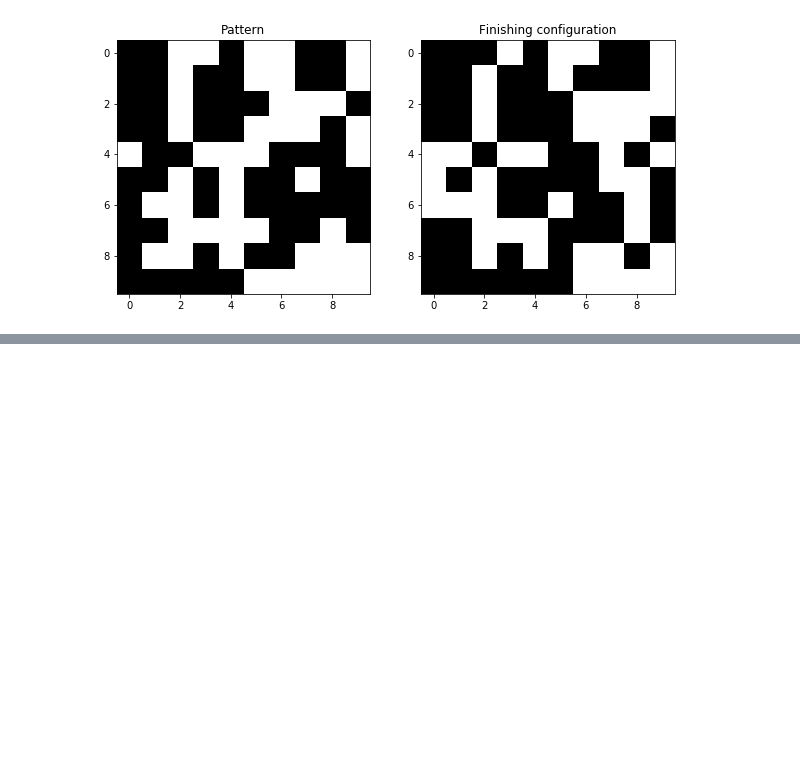
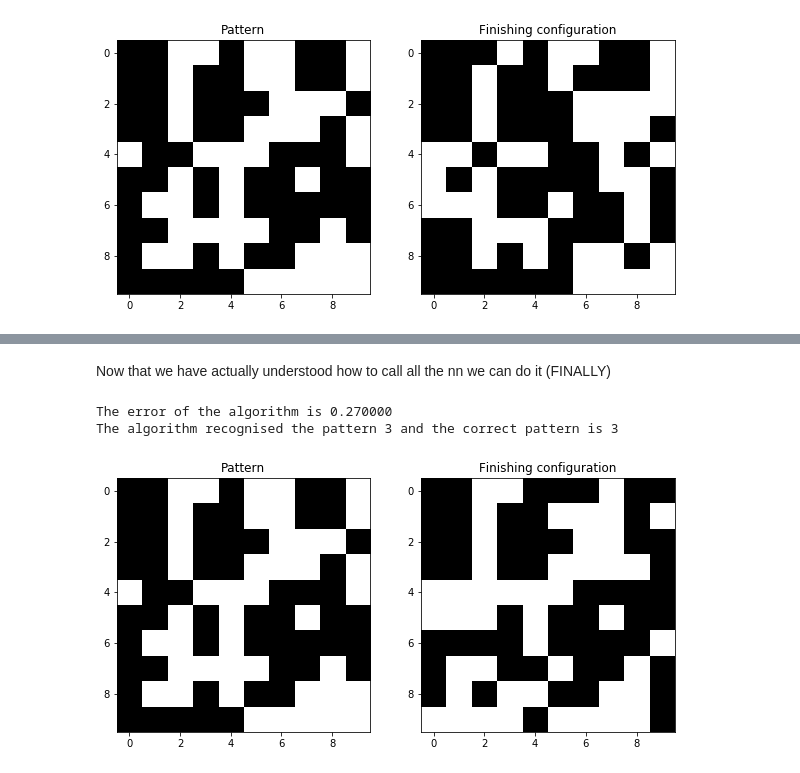
Before and after one commit to mballarin97/Hopfield-project, a Jupyter notebook: Montecarlo.ipynb, the cells around one changed output, grey strips where cells are left out. Drawn from its saved outputs; the diff is of its cells as text; code cells hidden in the pictures; blank space fills up the shorter version.

Commit message:
Not mean field montecarlo implemented

```diff
--- a/Montecarlo.ipynb
+++ b/Montecarlo.ipynb
@@ -172,0 +195,21 @@ error_im(xi[4],sys)
+# %%
+k = 10
+r = 2
+a = np.zeros(l*l)
+for i in range(k+1,k+r+1): # going right
+    if k%l == l-1: break # right bound
+    a[i]=1
+    if i%l == l-1: break # last column bound
+for i in range(k-1,k-r-1,-1): # going left
+    if k%l == 0: break # left bound
+    a[i]=1
+    if i%l == 0: break # first column bound
+for i in range(k+l,k+(r+1)*l,l): # going down
+    if k//l == l-1: break # low bound
+    a[i]=1
+    if i//l ==l-1 : break # last row bound
+for i in range(k-l, k-l*(r+1), -l): # going up
+    if k//l == 0: break # up bound
+    a[i]=1
+    if i//l == 0: break  # first row bound
+a.reshape(l,l)
@@ -172,0 +277,2 @@ error_im(xi[4],sys)
+# %% [markdown]
+Now that we have actually understood how to call all the nn we can do it (FINALLY)
@@ -172,0 +360,22 @@ error_im(xi[4],sys)
+# %%
+xi = random_patterns(N,p)
+J = R_coupling(xi,N,3)
+# %%
+idx = 3
+
+sys = not_MF_montecarlo(J,xi[idx], 100, 3, 1000)
+wrong_pixels = error_im(xi[idx],sys)
+assigned_pattern = assign_pattern(xi,sys)
+
+
+fig, ax = plt.subplots(1,2, figsize = (10,6))
+ax[0].set_title('Pattern')
+ax[0].imshow(xi[idx].reshape(L,L), cmap='Greys')
+ax[1].set_title('Finishing configuration')
+ax[1].imshow(sys.reshape(L,L), cmap='Greys')
+print('The error of the algorithm is %f' %(wrong_pixels))
+print('The algorithm recognised the pattern %i and the correct pattern is %i' %(assigned_pattern,idx))
+# %% [output]
+The error of the algorithm is 0.270000
+The algorithm recognised the pattern 3 and the correct pattern is 3
+[figure, added]
```
Also changed, not shown: parts of 9 cells of this notebook.
